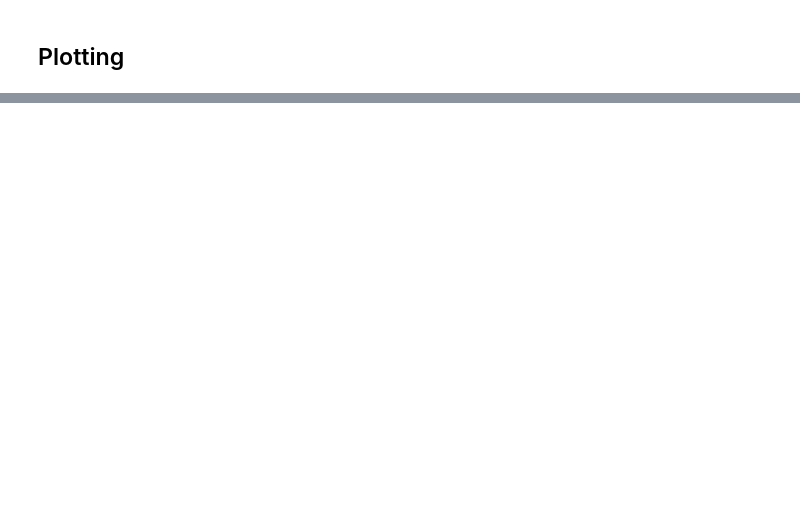
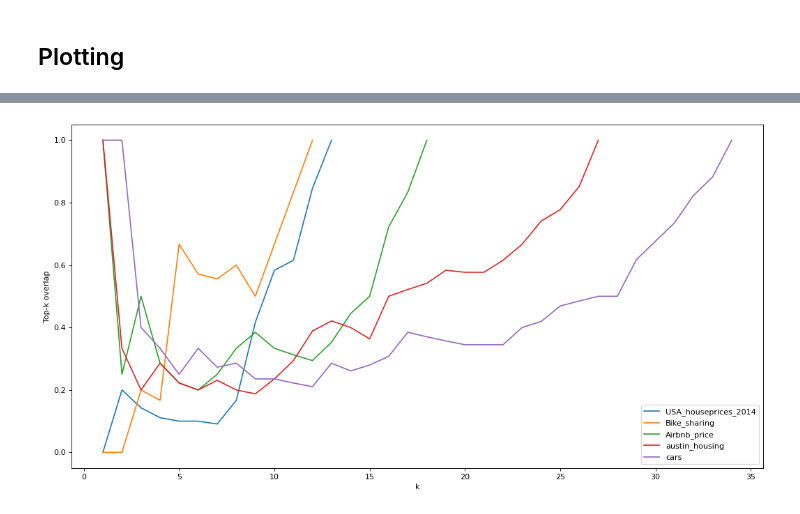
Before and after one commit to jorgedelpozolerida/KDS_Statistics_GroupProject, a Jupyter notebook: src/hypothesis_testing/evaluationmetrics_and_hypothesistesting.ipynb, the cells around one changed output, grey strips where cells are left out. Saved outputs shown, nothing was run; the diff lists cells and outputs as text; code cells hidden in the pictures; blank space fills up the shorter version.

```diff
--- a/src/hypothesis_testing/evaluationmetrics_and_hypothesistesting.ipynb
+++ b/src/hypothesis_testing/evaluationmetrics_and_hypothesistesting.ipynb
@@ -105,7 +119,7 @@ def calculate_kendallW(data_kendall, tie_correction=False):
 # %% [markdown]
 ## Top–k overlap
 # %%
-def calculate_topkoverlap(datatopk, k=5):
+def calculate_topkoverlap(datatopk, k):
 
     data_all = datatopk.copy(deep=True)
 
@@ -229,0 +244,19 @@ We reject null hypothesis and conclude that H1: W ≠ 0.
+# %%
+results_df = pd.DataFrame()
+koverlaps_df = pd.DataFrame()
+
+for dataset_name in all_ranks_all_methods_long['dataset'].unique():
+
+    # Perform hypothesis test - normal W
+    k_overlaps, test_metrics = get_metrics(all_ranks_all_methods_long, dataset_name, W_type='normal', verbose=True)
+    # Add all results to list
+
+    # Perform hypothesis test - corrected W
+    k_overlaps, test_metrics_c = get_metrics(all_ranks_all_methods_long, dataset_name, W_type='tie-corrected', verbose=False)
+
+    results_df = pd.concat([results_df,
+                        pd.DataFrame({'dataset_name': dataset_name} | test_metrics | {f"{k}_c":v for k,v in test_metrics_c.items()}, index=[0])],
+                        axis= 0 )
+    koverlaps_df = pd.concat([koverlaps_df,
+        pd.DataFrame({'dataset_name': dataset_name} | k_overlaps , index=[0])
+        ], axis= 0 )
@@ -242,0 +331,17 @@ ax.plot(x,y)
+# %%
+fig, ax = plt.subplots(figsize=(16, 8), dpi=80)
+
+for i, dataset_name in enumerate(all_ranks_all_methods_long['dataset'].unique()):
+
+    k_overlaps = results[i][1]
+    # Ploting: k-overlaps
+    ax.plot(k_overlaps.keys(),k_overlaps.values(), label=dataset_name)
+    ax.set_xlabel('k')
+    ax.set_ylabel('Top-k overlap')
+
+
+
+ax.legend()
+fig.savefig(os.path.join(project_path, 'img',"Topk_overlaps_alldataset.png") )
+# %% [output]
+[figure, added]
```
Also changed, not shown: parts of 12 cells of this notebook.
